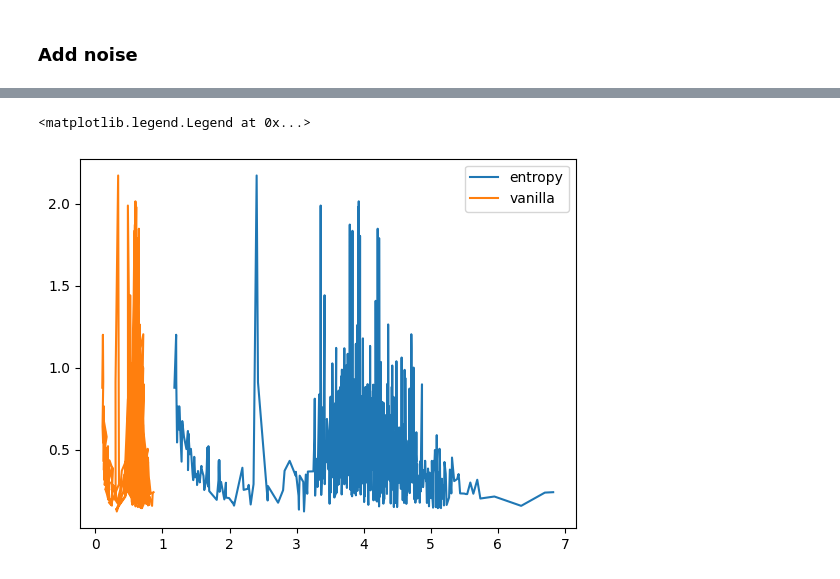
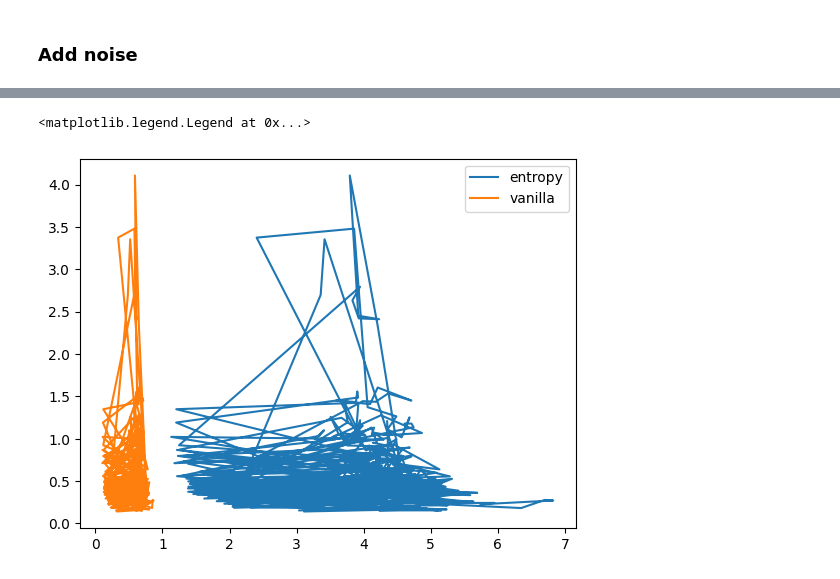
Before and after one commit to yul091/ASR_Uncertainty, a Jupyter notebook: my_test.ipynb, the cells around one changed output, grey strips where cells are left out. Saved outputs shown, nothing was run; the diff lists cells and outputs as text; code cells hidden in the pictures.

```diff
--- a/my_test.ipynb
+++ b/my_test.ipynb
@@ -608,10 +606,10 @@ plt.show()
 # %%
-plt.plot([x["entropy"] for x in all_ue_dicts][1:], latency[1:], label="entropy")
-plt.plot([x["vanilla"] for x in all_ue_dicts][1:], latency[1:], label="vanilla")
+plt.plot([x["entropy"] for x in all_ue_dicts[1:]], latency[1:], label="entropy")
+plt.plot([x["vanilla"] for x in all_ue_dicts[1:]], latency[1:], label="vanilla")
 plt.legend()
 # %% [output]
 <matplotlib.legend.Legend at 0x...>
-[figure, old version]
+[figure, new version]
 # %%
 plt.plot(latency[1:], [x["pred_len"] for x in all_ue_dicts][1:], label="entropy")
 # %% [output]
```
Also changed, not shown: parts of 3 cells of this notebook, 4 other files.
